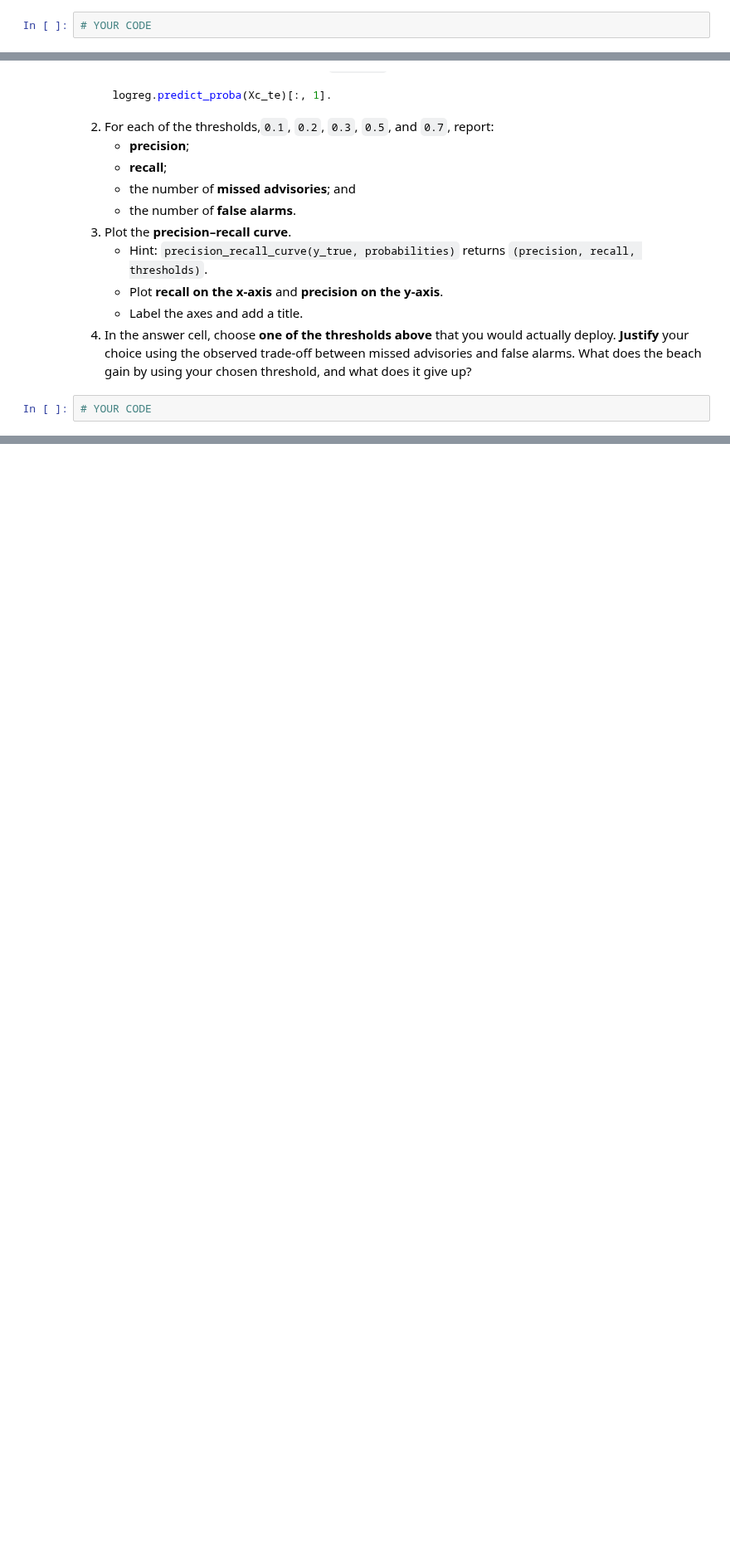
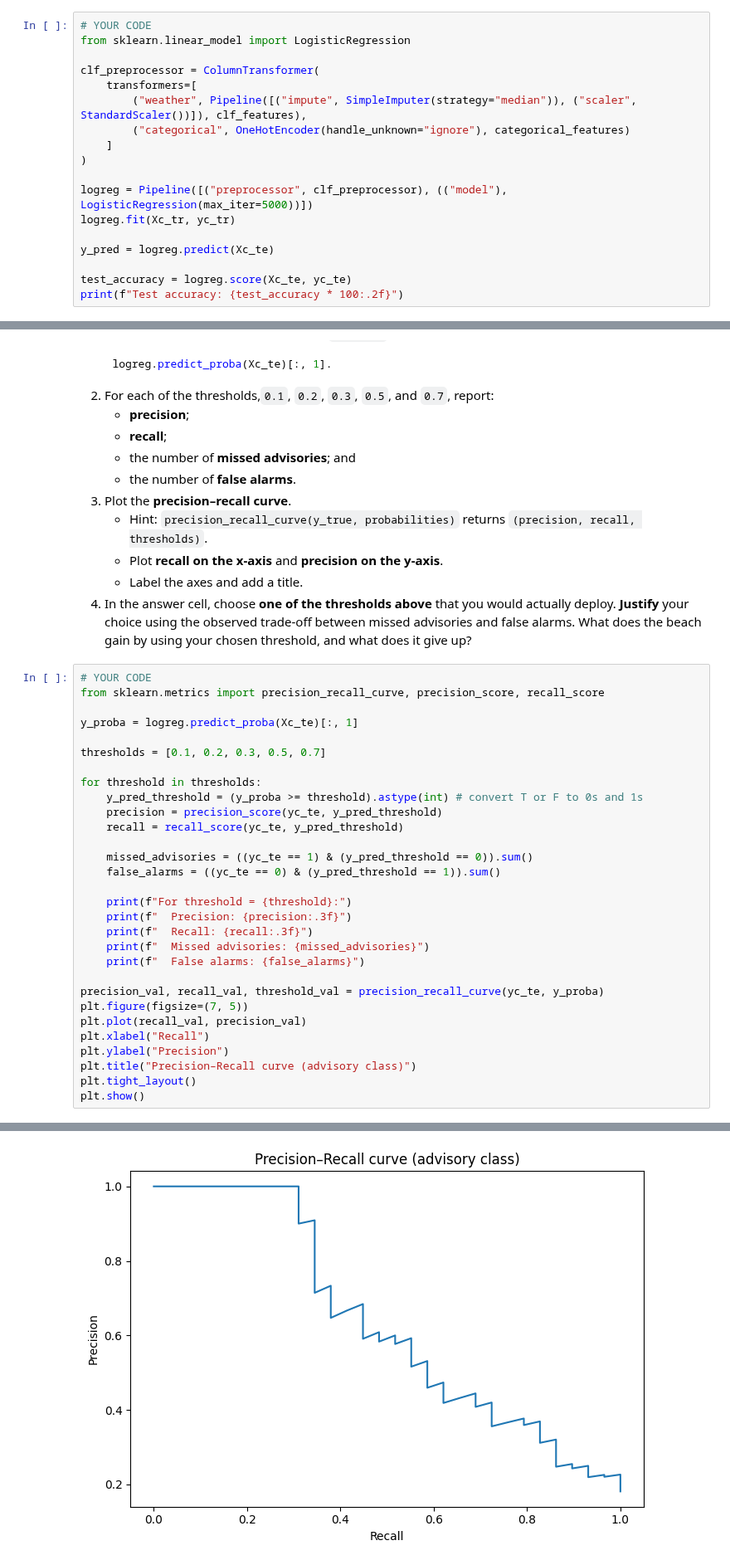
Before and after one commit to DennnnyH/ICS-235-ML-Methods, a Jupyter notebook: Assignment_2/HuangDenny_2.ipynb, the cells around one changed output, grey strips where cells are left out. Shown at 83% size. Cells and saved outputs as stored; diff of their text form; blank space fills up the shorter version.

```diff
--- a/Assignment_2/HuangDenny_2.ipynb
+++ b/Assignment_2/HuangDenny_2.ipynb
@@ -458,3 +612,19 @@ Remember the baseline from Part 1: predicting **"no advisory" every day gives 82
 4. In the answer cell, explain why it is legitimate to use `turbidity_ntu` as a feature in this classification task even though it was the target in Part 2. What information about the timing or availability of a feature would make its use a **data leak**?
 # %%
 # YOUR CODE
+from sklearn.linear_model import LogisticRegression
+
+clf_preprocessor = ColumnTransformer(
+    transformers=[
+        ("weather", Pipeline([("impute", SimpleImputer(strategy="median")), ("scaler", StandardScaler())]), clf_features),
+        ("categorical", OneHotEncoder(handle_unknown="ignore"), categorical_features)
+    ]
+)
+
+logreg = Pipeline([("preprocessor", clf_preprocessor), (("model"), LogisticRegression(max_iter=5000))])
+logreg.fit(Xc_tr, yc_tr)
+
+y_pred = logreg.predict(Xc_te)
+
+test_accuracy = logreg.score(Xc_te, yc_te)
+print(f"Test accuracy: {test_accuracy * 100:.2f}")
@@ -505,3 +716,32 @@ The test accuracy you just reported is a few points above the baseline. Now exam
 4. In the answer cell, choose **one of the thresholds above** that you would actually deploy. **Justify** your choice using the observed trade-off between missed advisories and false alarms. What does the beach gain by using your chosen threshold, and what does it give up?
 # %%
 # YOUR CODE
+from sklearn.metrics import precision_recall_curve, precision_score, recall_score
+
+y_proba = logreg.predict_proba(Xc_te)[:, 1]
+
+thresholds = [0.1, 0.2, 0.3, 0.5, 0.7]
+
+for threshold in thresholds:
+    y_pred_threshold = (y_proba >= threshold).astype(int) # convert T or F to 0s and 1s
+    precision = precision_score(yc_te, y_pred_threshold)
+    recall = recall_score(yc_te, y_pred_threshold)
+
+    missed_advisories = ((yc_te == 1) & (y_pred_threshold == 0)).sum()
+    false_alarms = ((yc_te == 0) & (y_pred_threshold == 1)).sum()
+
+    print(f"For threshold = {threshold}:")
+    print(f"  Precision: {precision:.3f}")
+    print(f"  Recall: {recall:.3f}")
+    print(f"  Missed advisories: {missed_advisories}")
+    print(f"  False alarms: {false_alarms}")
+
+precision_val, recall_val, threshold_val = precision_recall_curve(yc_te, y_proba)
+plt.figure(figsize=(7, 5))
+plt.plot(recall_val, precision_val)
+plt.xlabel("Recall")
+plt.ylabel("Precision")
+plt.title("Precision–Recall curve (advisory class)")
+plt.tight_layout()
+plt.show()
+# %% [output]
@@ -508 +765,2 @@ The test accuracy you just reported is a few points above the baseline. Now exam
+[figure, added]
 # %% [markdown]
```
Also changed, not shown: parts of 18 cells of this notebook.
